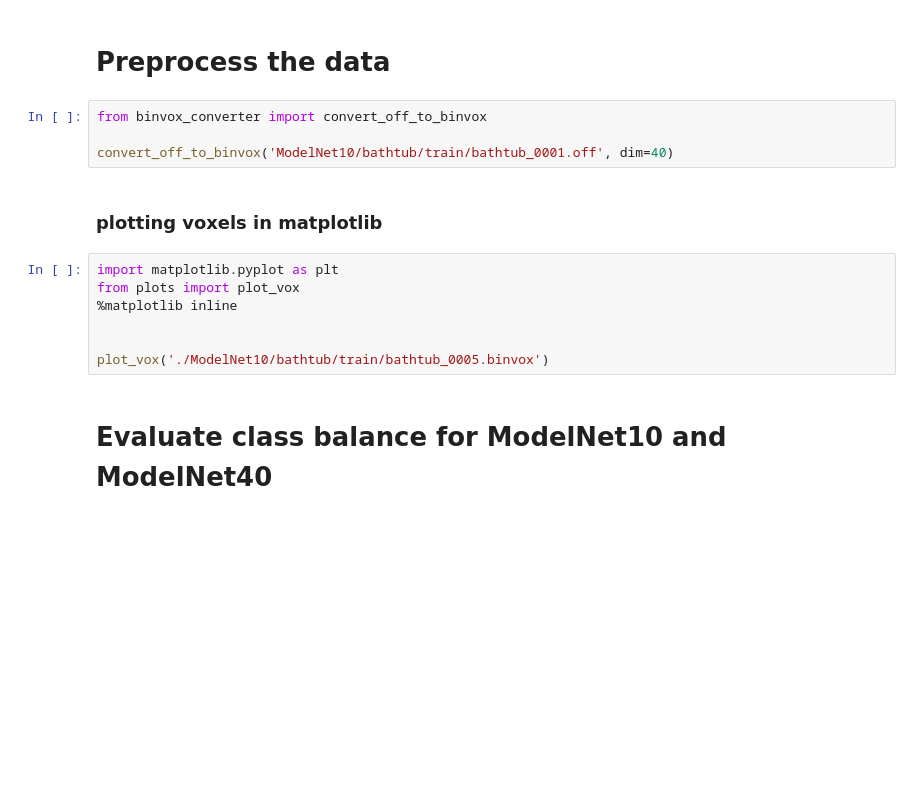
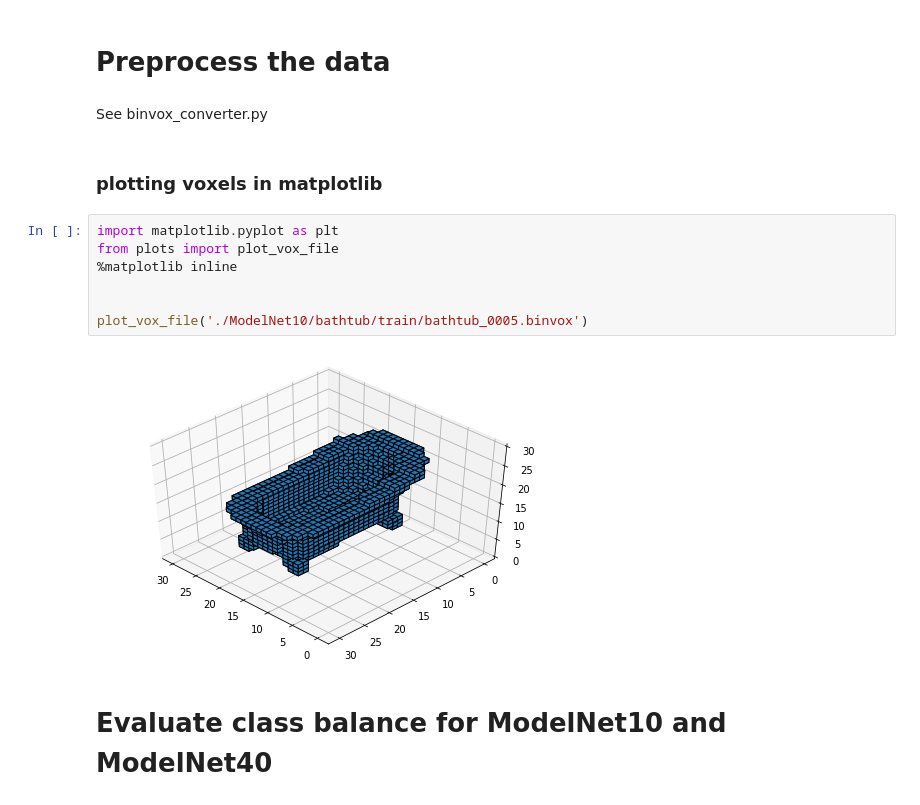
Before and after one commit to Ryanglambert/3d_model_retriever, a Jupyter notebook: EDA.ipynb, the cells around one changed output. Cells and saved outputs as stored; diff of their text form; blank space fills up the shorter version.

```diff
--- a/EDA.ipynb
+++ b/EDA.ipynb
@@ -19,19 +19,19 @@ mesh surface, and 0 indicates the voxel is outside the mesh
 http://www.geomview.org/docs/html/OFF.html
 # %% [markdown]
 # Preprocess the data
-# %%
-from binvox_converter import convert_off_to_binvox
-
-convert_off_to_binvox('ModelNet10/bathtub/train/bathtub_0001.off', dim=40)
+# %% [markdown]
+See binvox_converter.py
 # %% [markdown]
 ### plotting voxels in matplotlib
 # %%
 import matplotlib.pyplot as plt
-from plots import plot_vox
+from plots import plot_vox_file
 %matplotlib inline
 
 
-plot_vox('./ModelNet10/bathtub/train/bathtub_0005.binvox')
+plot_vox_file('./ModelNet10/bathtub/train/bathtub_0005.binvox')
+# %% [output]
+[figure, added]
 # %% [markdown]
 # Evaluate class balance for ModelNet10 and ModelNet40
 # %%
```
Also changed, not shown: parts of 13 cells of this notebook, 2 other files.
